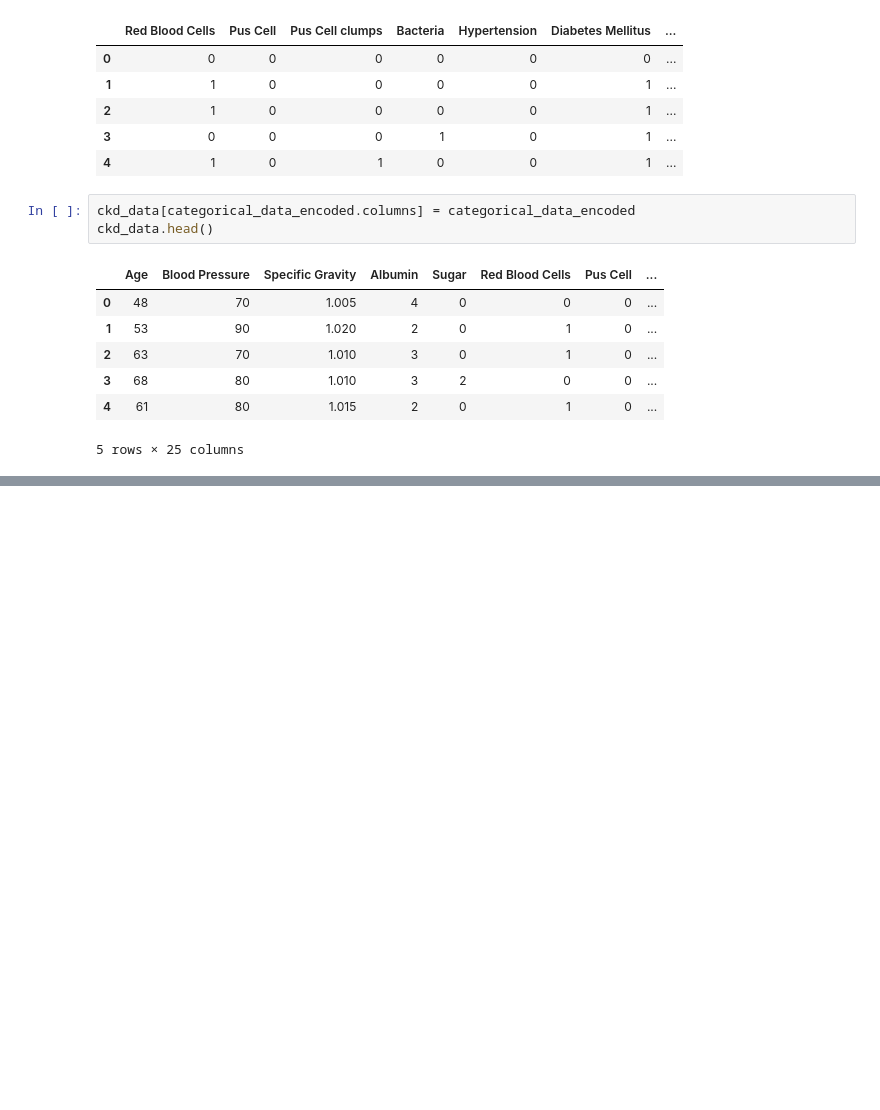
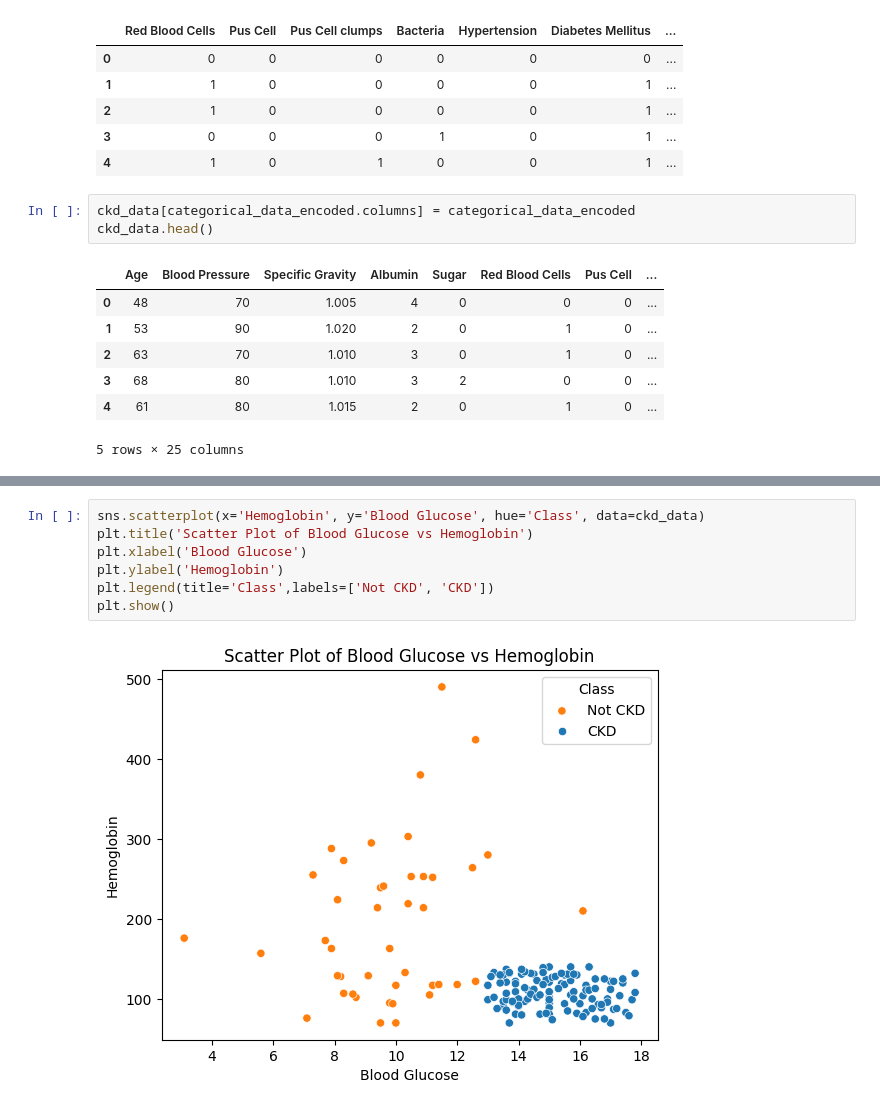
Before and after one commit to Shotza247/Chronic_Kidney_Disease_Class, a Jupyter notebook: CKD_Observation.ipynb, the cells around one changed output, grey strips where cells are left out. Drawn from its saved outputs; the diff is of its cells as text; blank space fills up the shorter version.

```diff
--- a/CKD_Observation.ipynb
+++ b/CKD_Observation.ipynb
@@ -138,0 +166,9 @@ ckd_data.head()
+# %%
+sns.scatterplot(x='Hemoglobin', y='Blood Glucose', hue='Class', data=ckd_data)
+plt.title('Scatter Plot of Blood Glucose vs Hemoglobin')
+plt.xlabel('Blood Glucose')
+plt.ylabel('Hemoglobin')
+plt.legend(title='Class',labels=['Not CKD', 'CKD'])
+plt.show()
+# %% [output]
+[figure, added]
```
Also changed, not shown: parts of 6 cells of this notebook.
